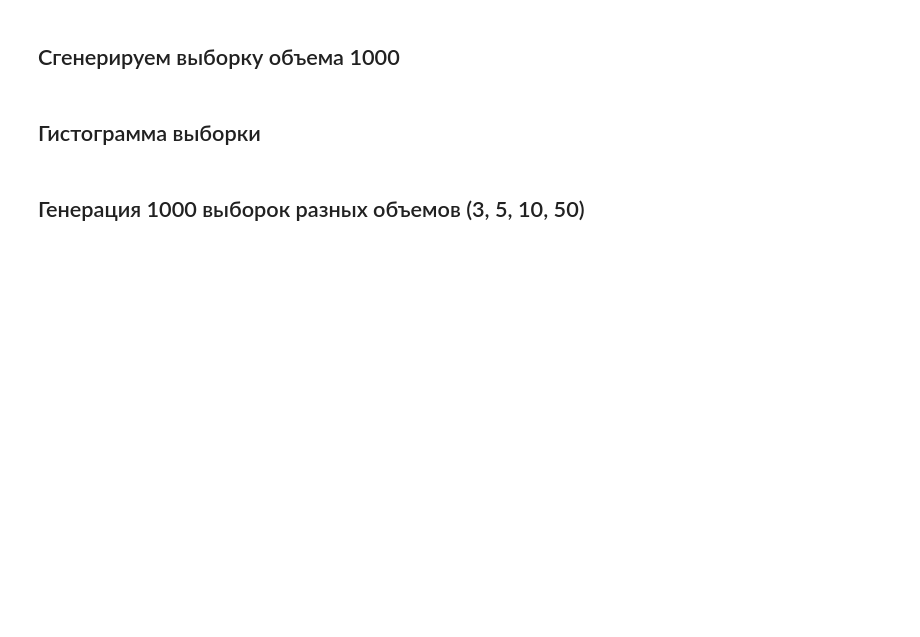
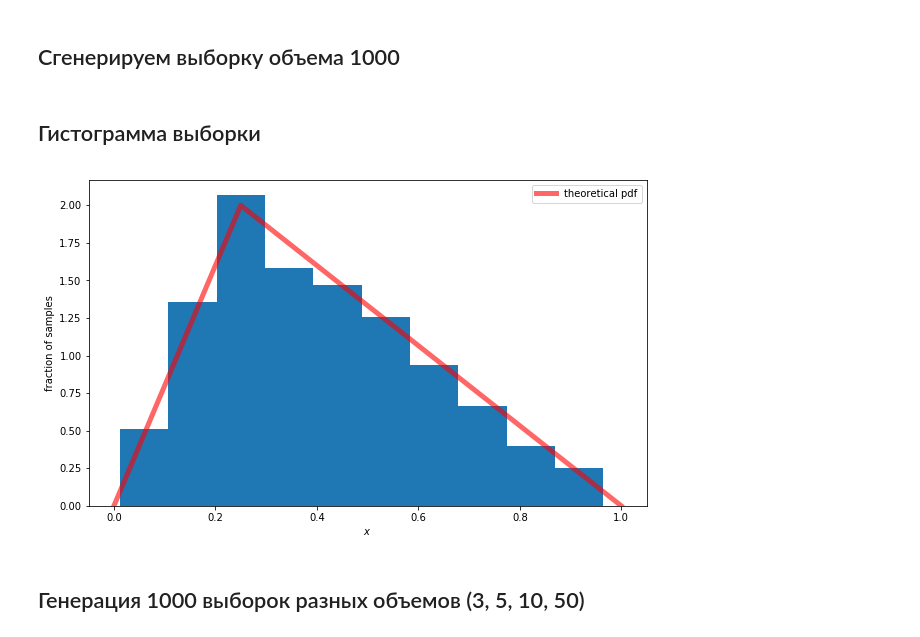
Before and after one commit to SBelousov1985/Machine-learning, a Jupyter notebook: Центральная предельная теорема своими руками/Центральная предельная теорема своими руками.ipynb, the cells around one changed output. Cells and saved outputs as stored; diff of their text form; code cells hidden in the pictures; blank space fills up the shorter version.

Commit message:
added plot hist and norm rv

```diff
--- a/Центральная предельная теорема своими руками/Центральная предельная теорема своими руками.ipynb
+++ b/Центральная предельная теорема своими руками/Центральная предельная теорема своими руками.ipynb
@@ -66,10 +65,12 @@ sample = rv.rvs(size=sampleSize)
 # %%
 fig, ax = plt.subplots(figsize=(10,6))
 ax.hist(sample, density=True)
-ax.plot(x, rv.pdf(x), 'r-', lw=5, alpha=0.6, label='theoretical pdf')
+ax.plot(markedPoints, rv.pdf(markedPoints), 'r-', lw=5, alpha=0.6, label='theoretical pdf')
 ax.set_ylabel('fraction of samples')
 ax.set_xlabel('$x$')
 ax.legend()
 plt.show()
+# %% [output]
+[figure, added]
 # %% [markdown]
 ## Генерация 1000 выборок разных объемов (3, 5, 10, 50)
```
Also changed, not shown: parts of 5 cells of this notebook.
